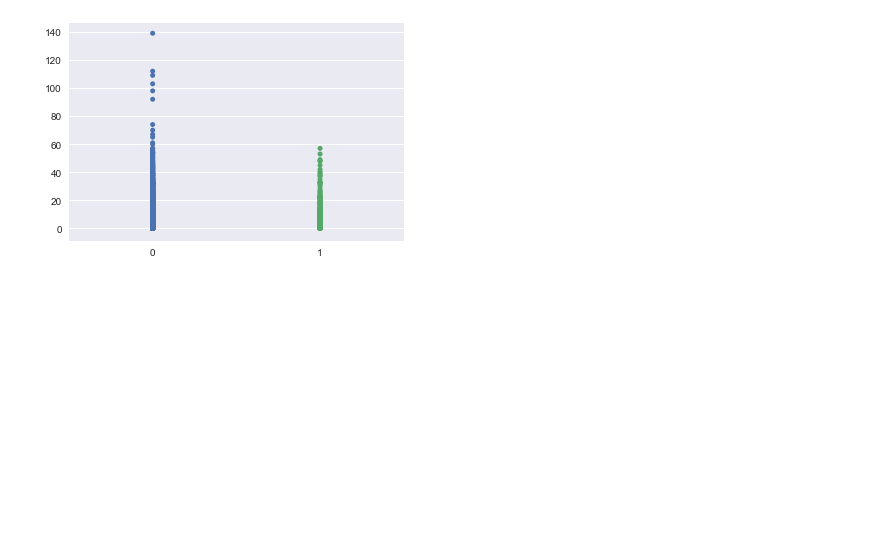
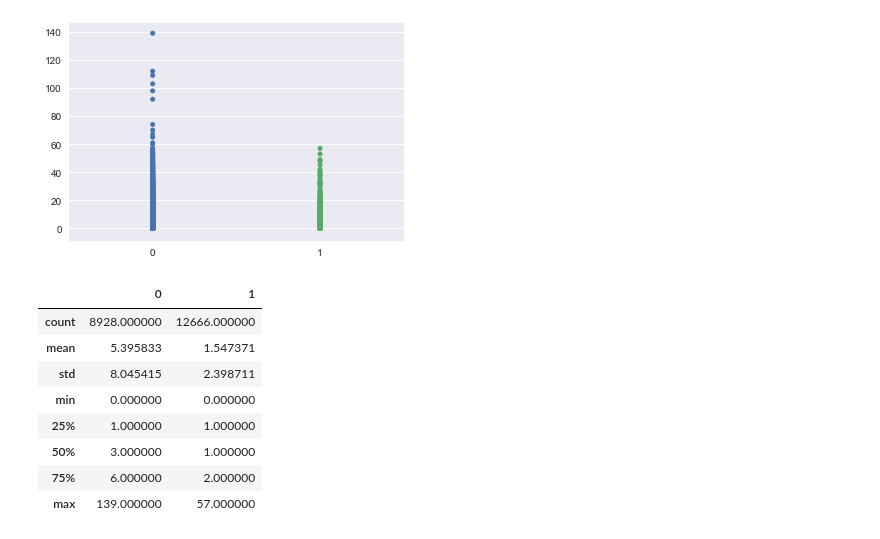
Before and after one commit to babinyurii/apobec, a Jupyter notebook: apobec_counting_mutation_rate.ipynb, the cells around one changed output. Saved outputs shown, nothing was run; the diff lists cells and outputs as text; code cells hidden in the pictures; blank space fills up the shorter version.

```diff
--- a/apobec_counting_mutation_rate.ipynb
+++ b/apobec_counting_mutation_rate.ipynb
@@ -228,3 +231,15 @@ sns.stripplot(data=df.loc[:,:])
 # %% [output]
 <matplotlib.axes._subplots.AxesSubplot at 0x...>
 [figure]
+# %%
+df.describe()
+# %% [output]
+|  | 0 | 1 |
+| count | 8928.000000 | 12666.000000 |
+| mean | 5.395833 | 1.547371 |
+| std | 8.045415 | 2.398711 |
+| min | 0.000000 | 0.000000 |
+| 25% | 1.000000 | 1.000000 |
+| 50% | 3.000000 | 1.000000 |
+| 75% | 6.000000 | 2.000000 |
+| max | 139.000000 | 57.000000 |
```
Also changed, not shown: parts of 1 cell of this notebook, 3 other files.
